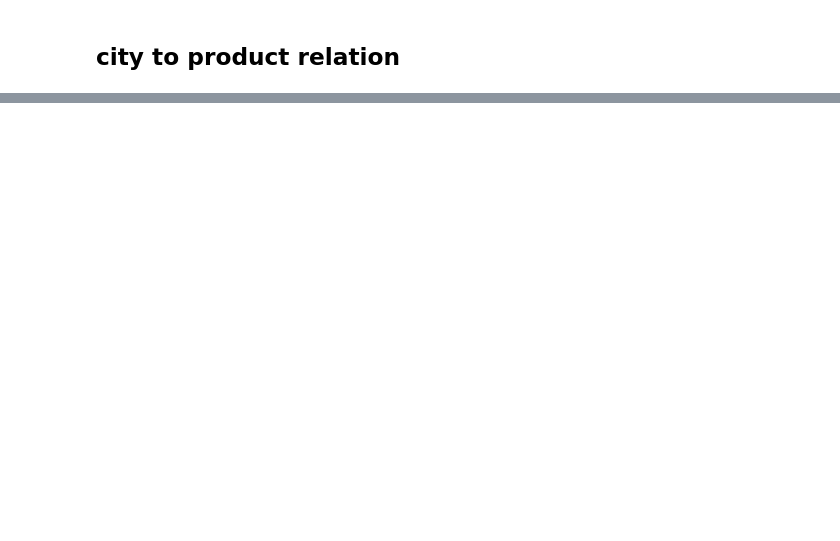
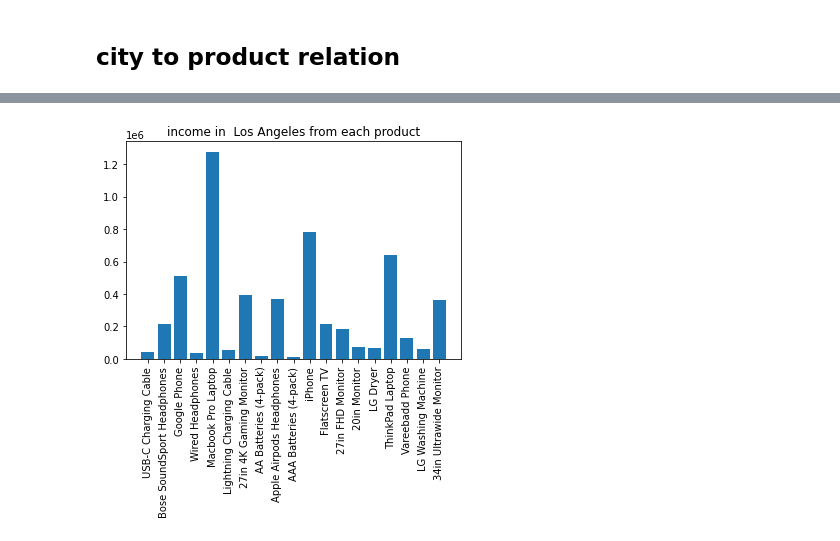
Before and after one commit to shahriarKabir44/learn_data_science, a Jupyter notebook: sales_data_analysis/sales_analysis.ipynb, the cells around one changed output, grey strips where cells are left out. Drawn from its saved outputs; the diff is of its cells as text; code cells hidden in the pictures; blank space fills up the shorter version.

```diff
--- a/sales_data_analysis/sales_analysis.ipynb
+++ b/sales_data_analysis/sales_analysis.ipynb
@@ -422,0 +457,4 @@ plt.show()
+# %%
+plot_cityWiseIncome(2)
+# %% [output]
+[figure, added]
```
Also changed, not shown: parts of 8 cells of this notebook, 3 other files.
